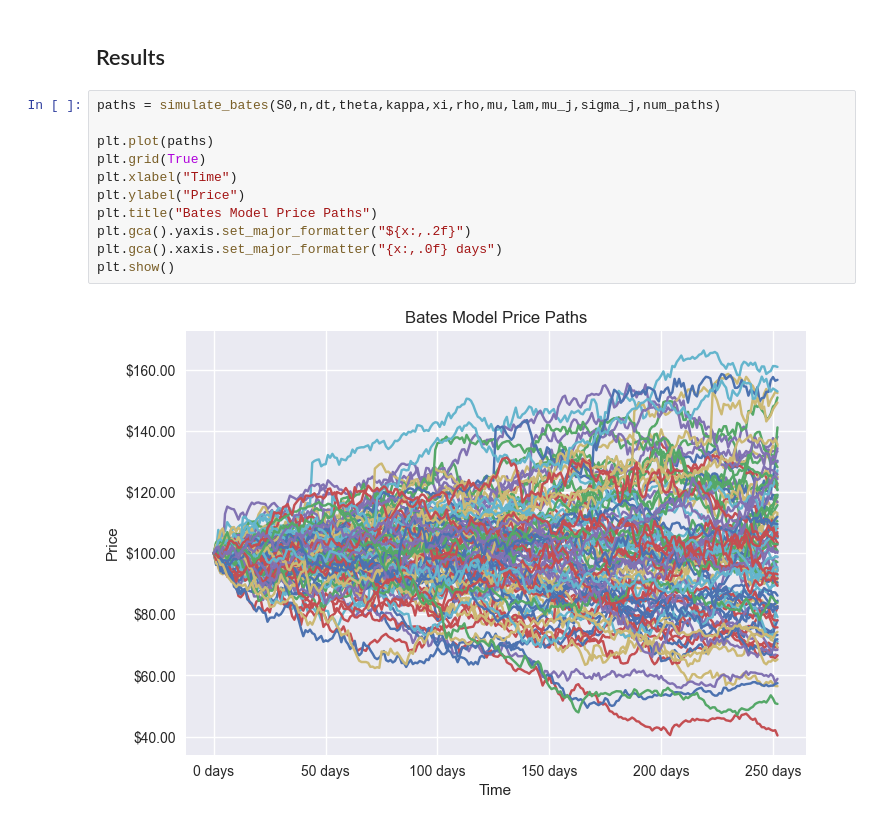
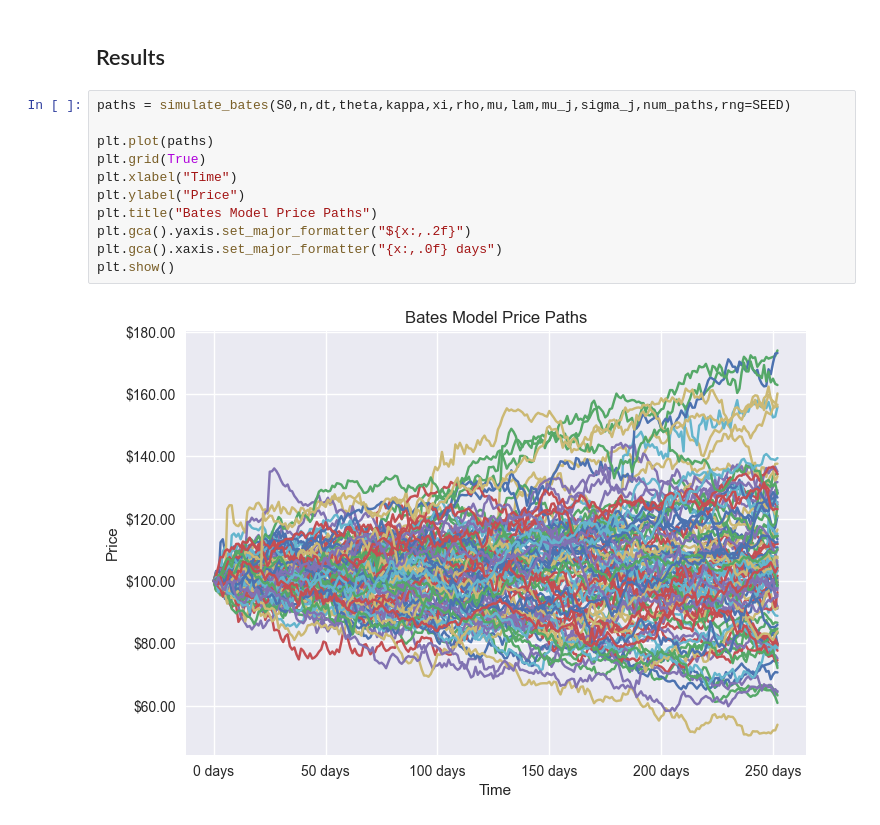
Before and after one commit to Matthew6162/Quantitative-Finance-Models, a Jupyter notebook: notebooks/advanced_models/Bates_Model.ipynb, the cells around one changed output. Drawn from its saved outputs; the diff is of its cells as text.

```diff
--- a/notebooks/advanced_models/Bates_Model.ipynb
+++ b/notebooks/advanced_models/Bates_Model.ipynb
@@ -100,15 +108,15 @@ single jumps.
 # %% [markdown]
 ## Results
 # %%
-paths = simulate_bates(S0,n,dt,theta,kappa,xi,rho,mu,lam,mu_j,sigma_j,num_paths)
+paths = simulate_bates(S0,n,dt,theta,kappa,xi,rho,mu,lam,mu_j,sigma_j,num_paths,rng=SEED)
 
 plt.plot(paths)
 plt.grid(True)
 plt.xlabel("Time")
 plt.ylabel("Price")
 plt.title("Bates Model Price Paths")
 plt.gca().yaxis.set_major_formatter("${x:,.2f}")
 plt.gca().xaxis.set_major_formatter("{x:,.0f} days")
 plt.show()
 # %% [output]
-[figure, old version]
+[figure, new version]
```
Also changed, not shown: parts of 3 cells of this notebook, 16 other files.
